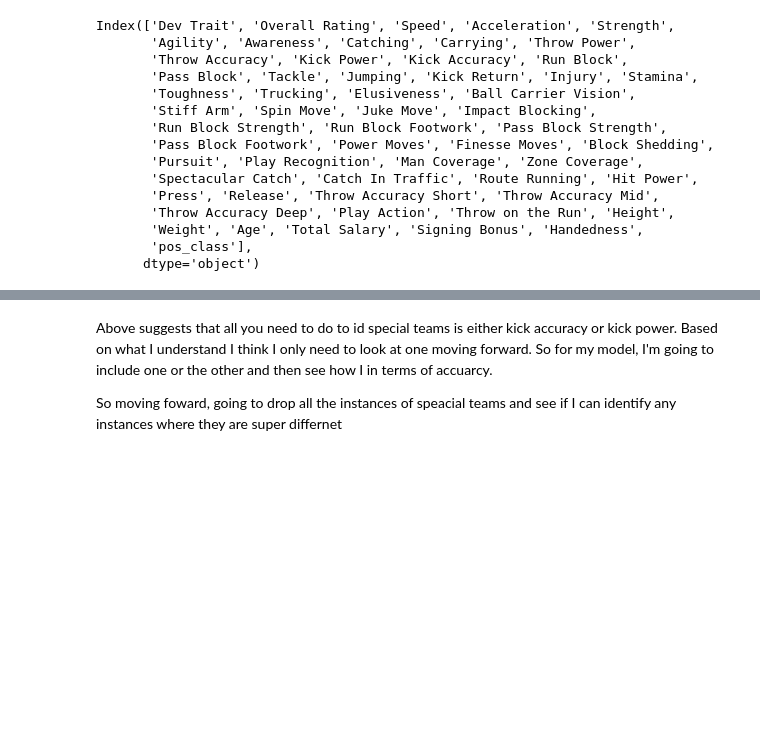
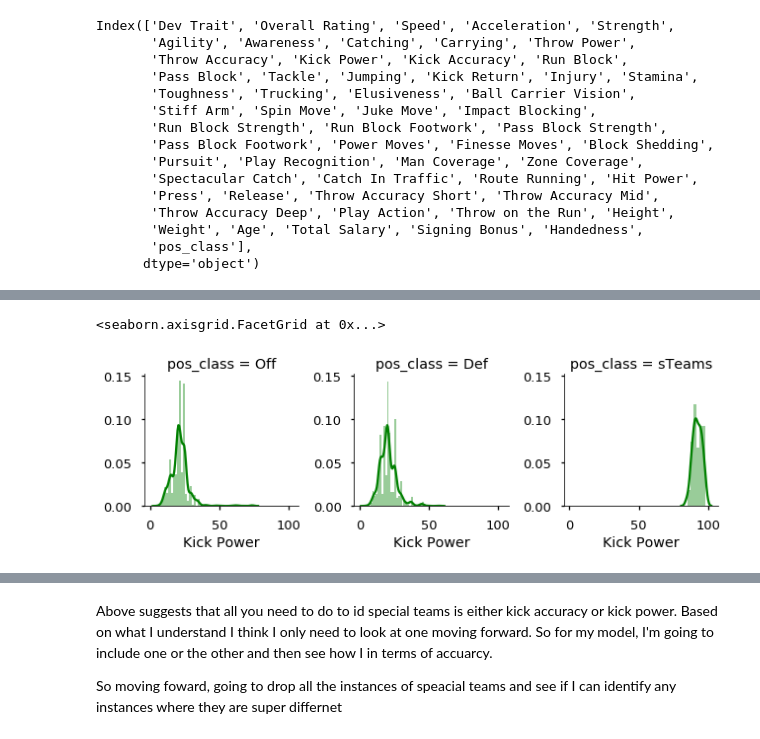
Before and after one commit to JohnErnestBonanno/MaddenML, a Jupyter notebook: MaddenML.ipynb, the cells around one changed output, grey strips where cells are left out. Drawn from its saved outputs; the diff is of its cells as text; code cells hidden in the pictures; blank space fills up the shorter version.

Commit message:
Learn how Seaborn Facets & Pairplots Work

```diff
--- a/MaddenML.ipynb
+++ b/MaddenML.ipynb
@@ -262,0 +267,6 @@ dtype: object
+# %%
+g = sns.FacetGrid(df[special_stats], col = "pos_class")
+g.map(sns.distplot, 'Kick Power', kde = True, color = 'g')
+# %% [output]
+<seaborn.axisgrid.FacetGrid at 0x...>
+[figure, added]
```
Also changed, not shown: parts of 14 cells of this notebook.
